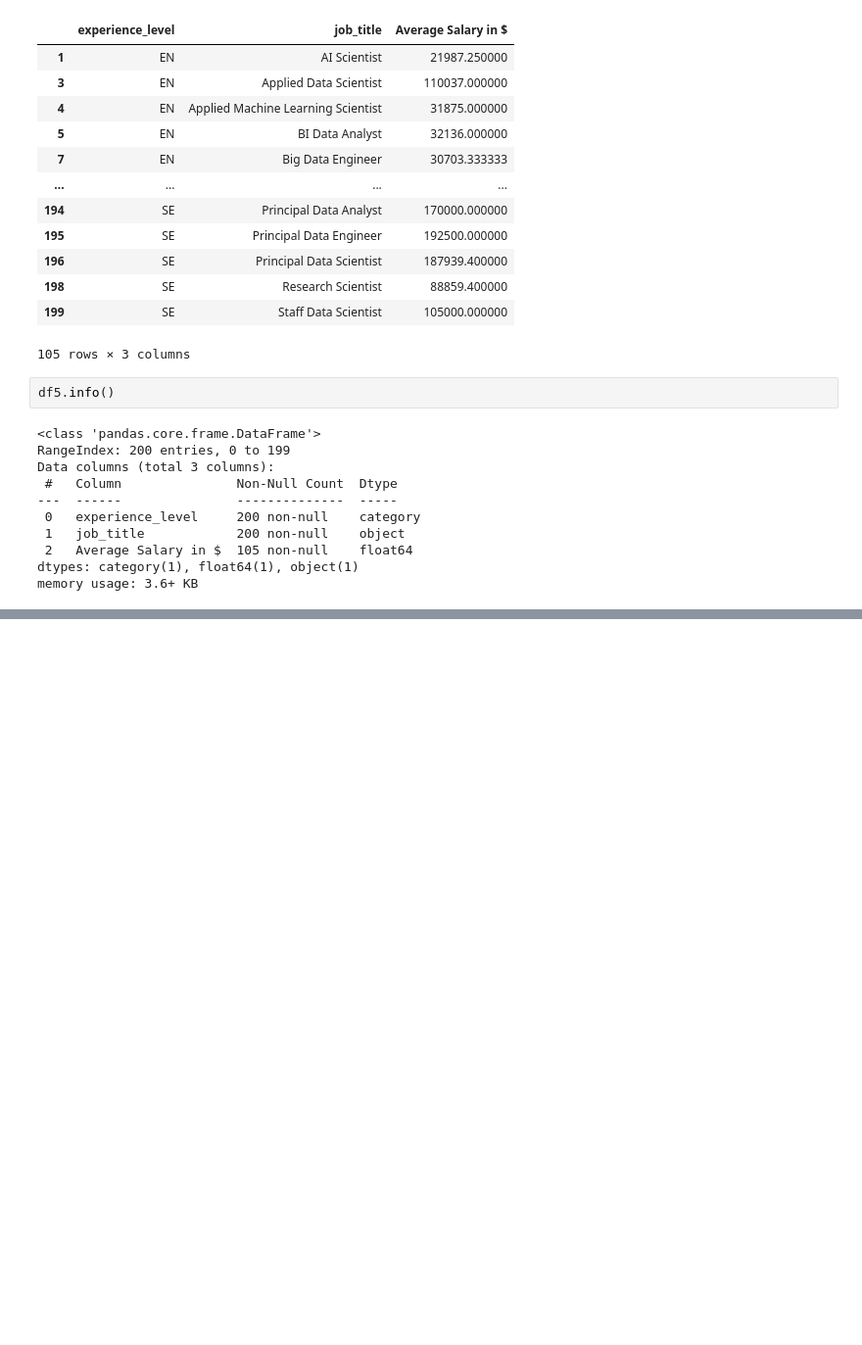
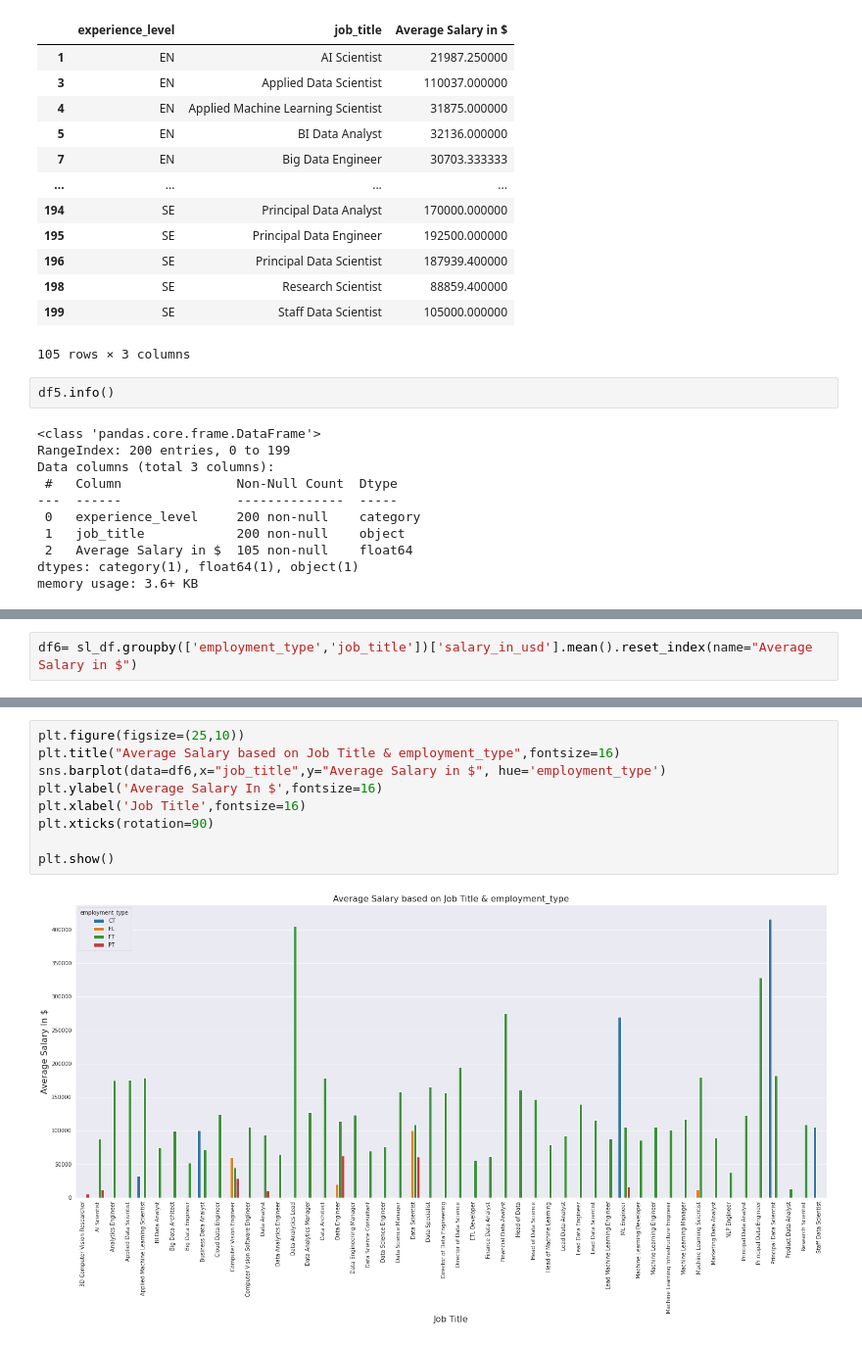
Before and after one commit to Navjotkhatri/Data-Scientist-Salary-Analysis, a Jupyter notebook: Data_Scientist_worldwide_Salary_Analysis.ipynb, the cells around one changed output, grey strips where cells are left out. Shown at 98% size. Drawn from its saved outputs; the diff is of its cells as text; blank space fills up the shorter version.

```diff
--- a/Data_Scientist_worldwide_Salary_Analysis.ipynb
+++ b/Data_Scientist_worldwide_Salary_Analysis.ipynb
@@ -406,0 +447,2 @@ plt.show()
+# %%
+df6= sl_df.groupby(['employment_type','job_title'])['salary_in_usd'].mean().reset_index(name="Average Salary in $")
@@ -406,0 +478,11 @@ plt.show()
+# %%
+plt.figure(figsize=(25,10))
+plt.title("Average Salary based on Job Title & employment_type",fontsize=16)
+sns.barplot(data=df6,x="job_title",y="Average Salary in $", hue='employment_type')
+plt.ylabel('Average Salary In $',fontsize=16)
+plt.xlabel('Job Title',fontsize=16)
+plt.xticks(rotation=90)
+
+plt.show()
+# %% [output]
+[figure, added]
```
Also changed, not shown: parts of 16 cells of this notebook.
